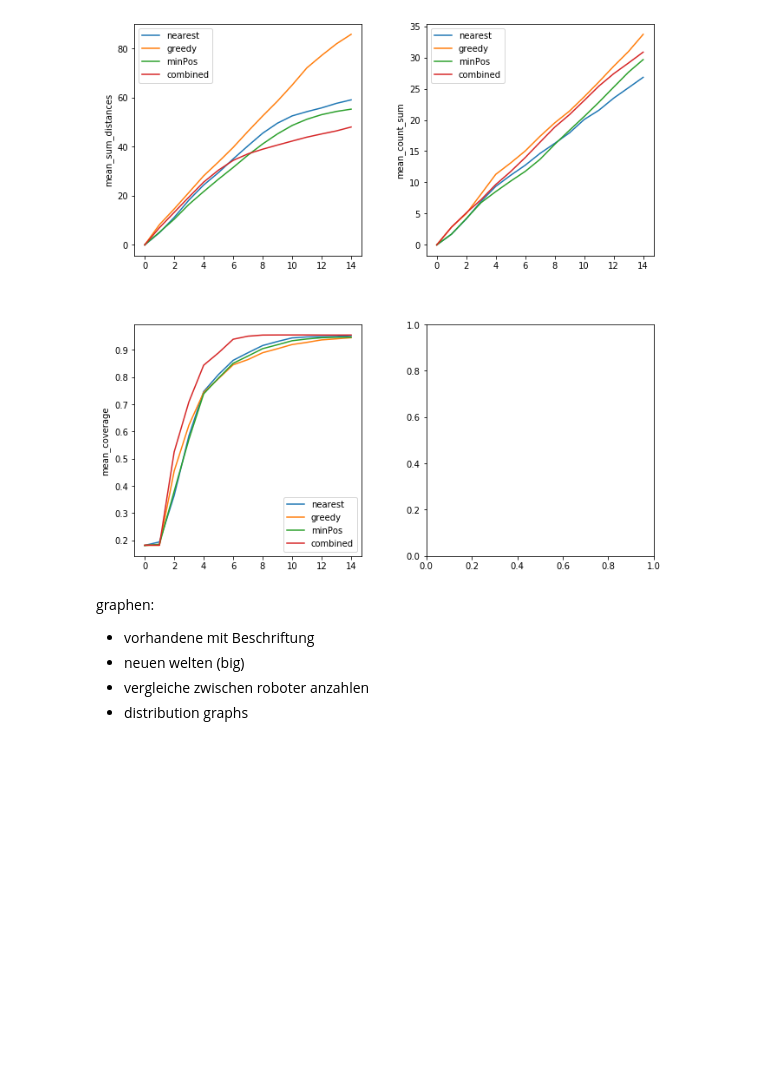
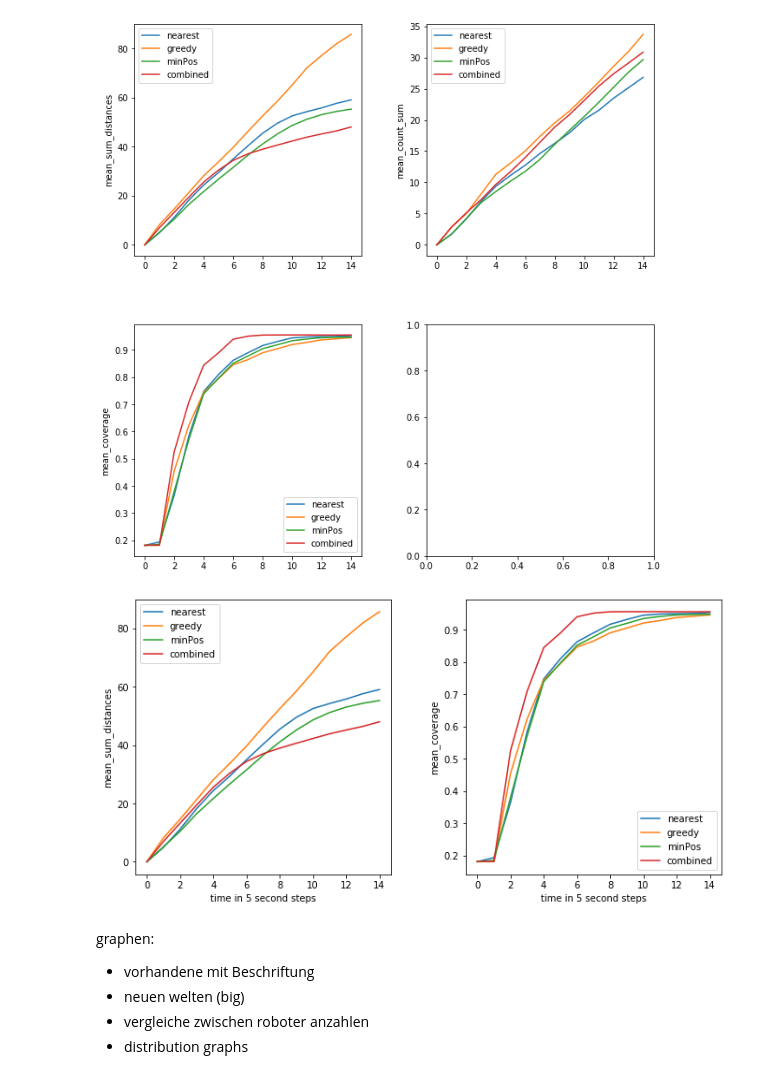
Before and after one commit to Icheler/coExplore, a Jupyter notebook: evaluation.ipynb, the cells around one changed output. Cells and saved outputs as stored; diff of their text form; code cells hidden in the pictures; blank space fills up the shorter version.

```diff
--- a/evaluation.ipynb
+++ b/evaluation.ipynb
@@ -1581,6 +1554,28 @@ plt.show()
 (80, 190)
 (80, 190)
 [figure]
+# %%
+x_axis = np.array(range(0, 16)) * 5
+fig, (ax1, ax3) = plt.subplots(1, 2)
+ax1.plot(nearest_distances_5_sum_mean[:-65], label='nearest')
+ax1.plot(greedy_distances_5_sum_mean[:-65], label='greedy')
+ax1.plot(minPos_distances_5_sum_mean[:-65], label='minPos')
+ax1.plot(combined_distances_5_sum_mean[:-65], label='combined')
+ax1.set_ylabel('mean_sum_distances')
+ax1.set_xlabel('time in 5 second steps')
+ax1.legend()
+ax3.plot(nearest_mean_5[:-65], label='nearest')
+ax3.plot(greedy_mean_5[:-65], label='greedy')
+ax3.plot(minPos_mean_5[:-65], label='minPos')
+ax3.plot(combined_mean_5[:-65], label='combined')
+ax3.set_ylabel('mean_coverage')
+ax3.set_xlabel('time in 5 second steps')
+ax3.legend()
+fig.tight_layout()
+fig.set_size_inches(10, 5)
+plt.show()
+# %% [output]
+[figure, added]
 # %% [markdown]
 graphen:
 - vorhandene mit Beschriftung
```
Also changed, not shown: parts of 7 cells of this notebook, 5 other files.
